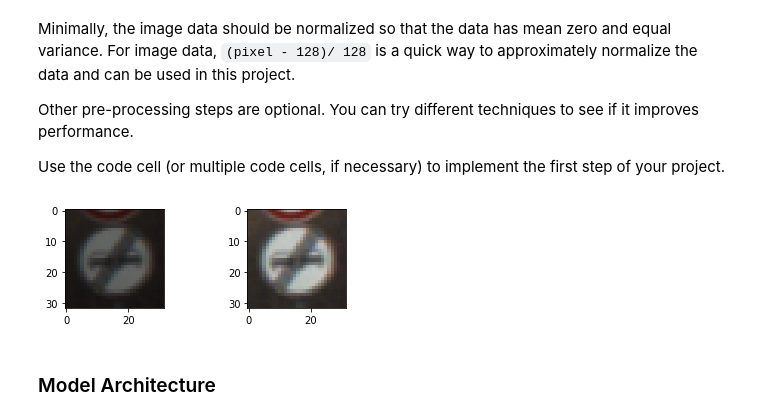
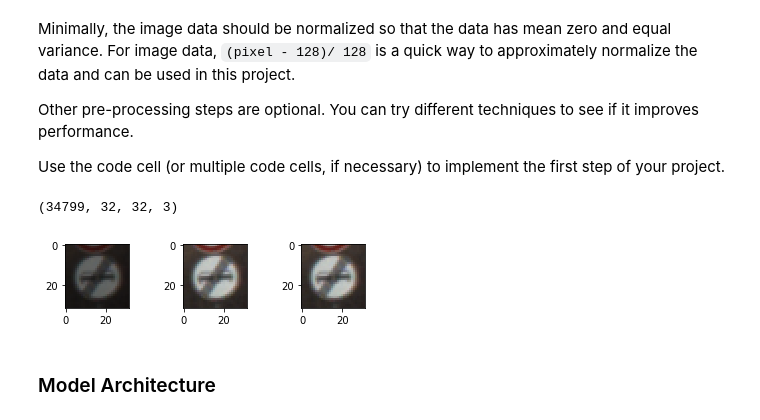
Before and after one commit to HenriHeinonen/CarND-Traffic-Sign-Classifier-Project, a Jupyter notebook: Traffic_Sign_Classifier.ipynb, the cells around one changed output. Drawn from its saved outputs; the diff is of its cells as text; code cells hidden in the pictures.

```diff
--- a/Traffic_Sign_Classifier.ipynb
+++ b/Traffic_Sign_Classifier.ipynb
@@ -195,23 +195,62 @@ Use the code cell (or multiple code cells, if necessary) to implement the first
 # %%
 ### Preprocess the data here. It is required to normalize the data. Other preprocessing steps could include
 ### converting to grayscale, etc.
 ### Feel free to use as many code cells as needed.
+import tensorflow as tf
+from numpy import array
 X_train_original = X_train
+print(X_train_original.shape)
 X_test_original = X_test
 #X_train = (X_train - X_train.mean()) /(np.max(X_train)-np.min(X_train))
-X_train = (X_train - 128) /128
+X_train = (X_train - 128)/128
+#array(X_train).reshape(128, 32, 32, 1)
+#####print(X_train.shape)
+#####X_train = np.expand_dims(np.mean(X_train, axis=3).copy(), axis=3)
+#####print(X_train.shape)
+#X_train2 = np.mean(X_train, axis=3).copy()
+#X_train =  np.mean(X_train, axis=3).copy()
+#X_train2 = X-train
+#print(X_train[0][0]) # Punainen kanava?
+#X_train2 = X_train[0:len(X_train)][0]
+#print("PUNAINEN KANAVA: ", X_train2.shape)
+#X_train2 = []
+#for i in range(0, len(X_train)):
+#   X_train2 = (X_train[i][:][:][0]+X_train[i][:][:][1]+X_train[i][:][:][2])/3
+#X_train2 = X_train
+#numpy.copyto(X_train2, X_train)
+#np.copy(X_train2, X_train)
+#print(type(X_train2))
+#print(X_train2.shape)
+#print(len(X_train))
+#print(X_train.shape)
+#print(len(np.mean(X_train[0], axis=2)))
+#print("ok", X_train2[0])
+#print(len(X_train2))
+#print(X_train2.shape)
 #X_test = (X_test - X_test.mean())/(np.max(X_test)-np.min(X_test))
 X_test = (X_test - 128)/128
+#print(X_test.shape)
+#####X_text = np.expand_dims(np.mean(X_test, axis=3).copy(), axis=3)
+#print(X_test.shape)
+#X_test = np.mean(X_test, axis=3).copy()
 
 def normalize_and_plot_images(image_index):
-    plt.subplot(2,2,1)
+    plt.subplot(3,3,1)
     plt.imshow(X_train_original[image_index])
-    plt.subplot(2,2,2)
+    plt.subplot(3,3,2)
     plt.imshow(X_train[image_index])
+    plt.subplot(3,3,3)
+    #plt.imshow(tf.image.rgb_to_grayscale(X_train[image_index]))
+    R = X_train[image_index, :, :, 0]
+    G = X_train[image_index, :, :, 1]
+    B = X_train[image_index, :, :, 2]
+    img_gray = R * 299./1000 + G * 587.
+    plt.imshow(X_train[image_index], cmap='gray')
 
 normalize_and_plot_images(20)
 # %% [output]
+(34799, 32, 32, 3)
-[figure, old version]
+[figure, new version]
 # %% [markdown]
 ### Model Architecture
 # %%
```
Also changed, not shown: parts of 2 cells of this notebook.
